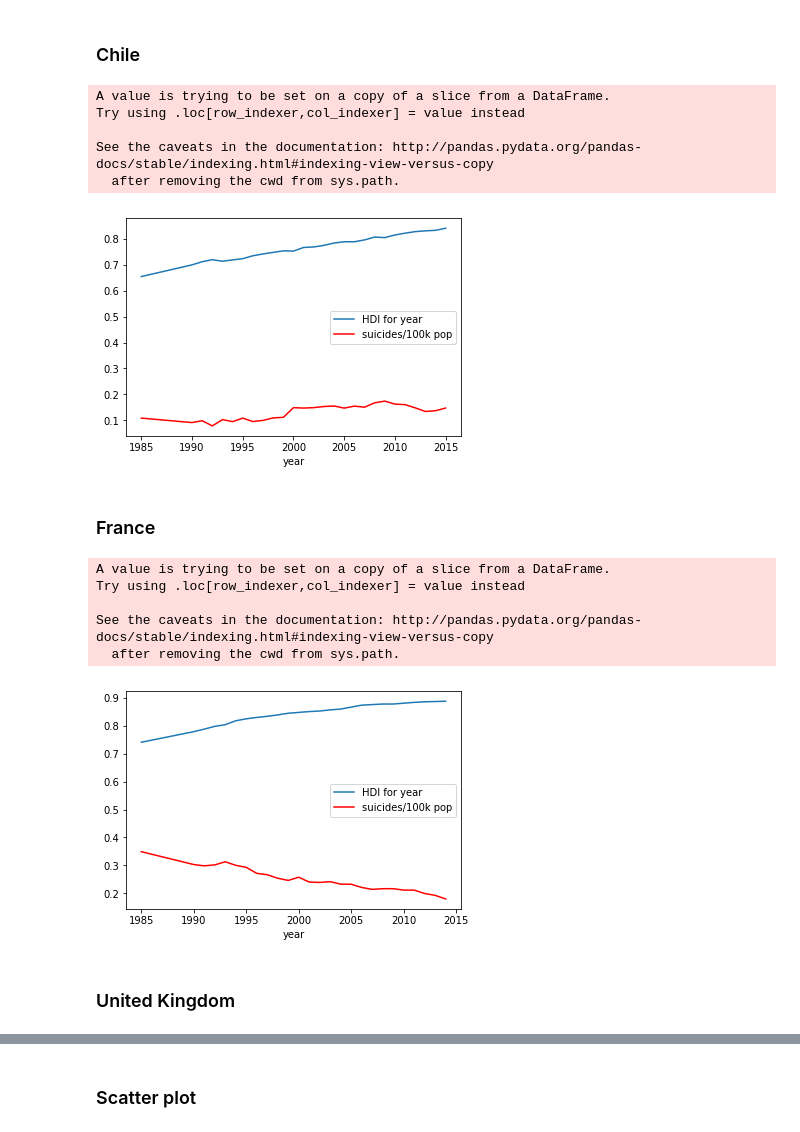
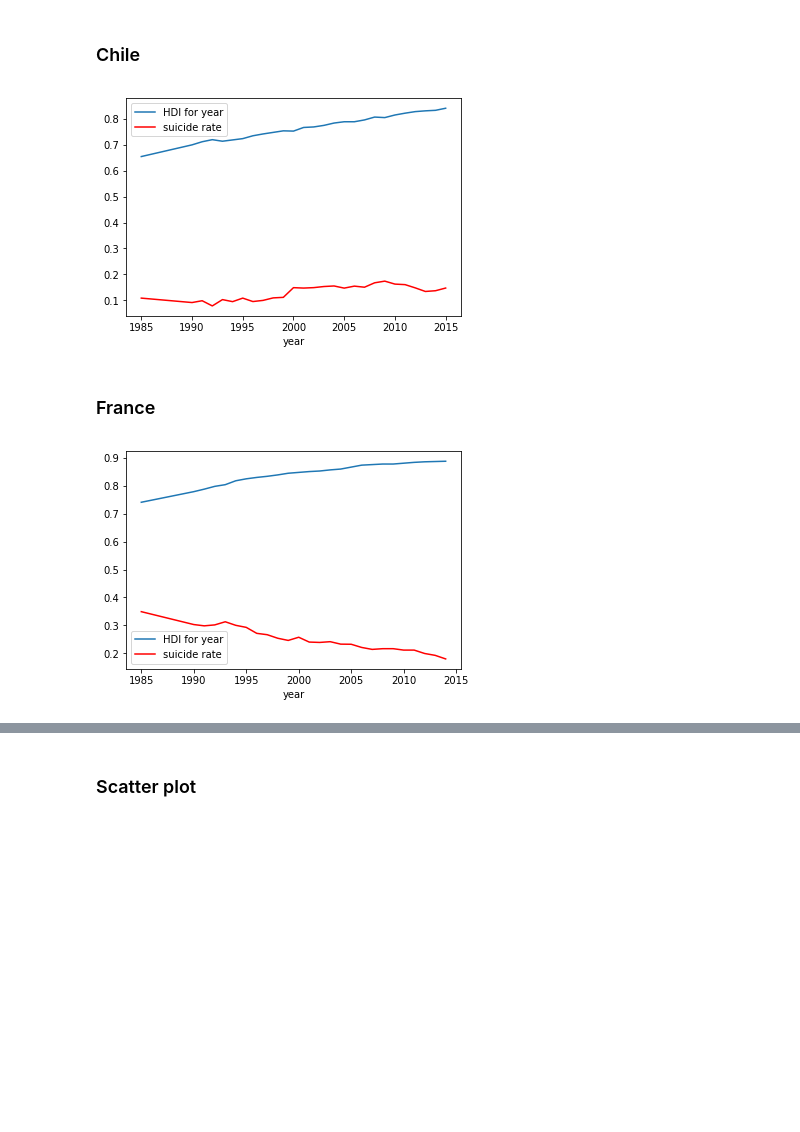
Before and after one commit to YuechenL/COGS108FinalProject, a Jupyter notebook: FinalProject.ipynb, the cells around one changed output, grey strips where cells are left out. Saved outputs shown, nothing was run; the diff lists cells and outputs as text; code cells hidden in the pictures; blank space fills up the shorter version.

```diff
--- a/FinalProject.ipynb
+++ b/FinalProject.ipynb
@@ -384,0 +382,6 @@ fig=scatter_matrix(main_df,figsize=(20,18))
+# %%
+#draw scatter matrix for each two variables
+from pandas.plotting import scatter_matrix
+#drop rows where HDI=-1, which means there is no available HDI data for that year
+main_df = main_df.drop(main_df[main_df['HDI for year'] == -1].index)
+fig=scatter_matrix(main_df,figsize=(20,18))
@@ -603,37 +588,23 @@ See the caveats in the documentation: http://pandas.pydata.org/pandas-docs/stabl
 ### Chile
 # %%
 ax = plt.gca()
-df_country2=df_HDI.loc[df_HDI['country']=='Chile']
+df_country3=df_HDI.loc[df_HDI['country']=='Chile']
 #modify column value to obtain suicide rate
-df_country2['suicides/100k pop']=df_country2['suicides/100k pop']/100000*100
-df_country2.plot(kind='line',x='year',y='HDI for year',ax=ax)
-df_country2.plot(kind='line',x='year',y='suicides/100k pop', color='red', ax=ax)
-
+df_country3['suicide rate']=df_country3['suicides/100k pop']/100000*100
+df_country3.plot(kind='line',x='year',y='HDI for year',ax=ax)
+df_country3.plot(kind='line',x='year',y='suicide rate', color='red', ax=ax)
 plt.show()
 # %% [output]
-A value is trying to be set on a copy of a slice from a DataFrame.
-Try using .loc[row_indexer,col_indexer] = value instead
-
-See the caveats in the documentation: http://pandas.pydata.org/pandas-docs/stable/indexing.html#indexing-view-versus-copy
-  after removing the cwd from sys.path.
-[figure, old version]
+[figure, new version]
 # %% [markdown]
 ### France
 # %%
 ax = plt.gca()
-df_country2=df_HDI.loc[df_HDI['country']=='France']
+df_country4=df_HDI.loc[df_HDI['country']=='France']
 #modify column value to obtain suicide rate
-df_country2['suicides/100k pop']=df_country2['suicides/100k pop']/100000*100
-df_country2.plot(kind='line',x='year',y='HDI for year',ax=ax)
-df_country2.plot(kind='line',x='year',y='suicides/100k pop', color='red', ax=ax)
-
+df_country4['suicide rate']=df_country4['suicides/100k pop']/100000*100
+df_country4.plot(kind='line',x='year',y='HDI for year',ax=ax)
+df_country4.plot(kind='line',x='year',y='suicide rate', color='red', ax=ax)
 plt.show()
 # %% [output]
-A value is trying to be set on a copy of a slice from a DataFrame.
-Try using .loc[row_indexer,col_indexer] = value instead
-
-See the caveats in the documentation: http://pandas.pydata.org/pandas-docs/stable/indexing.html#indexing-view-versus-copy
-  after removing the cwd from sys.path.
-[figure, old version]
+[figure, new version]
-# %% [markdown]
-### United Kingdom
```
Also changed, not shown: parts of 21 cells of this notebook.
